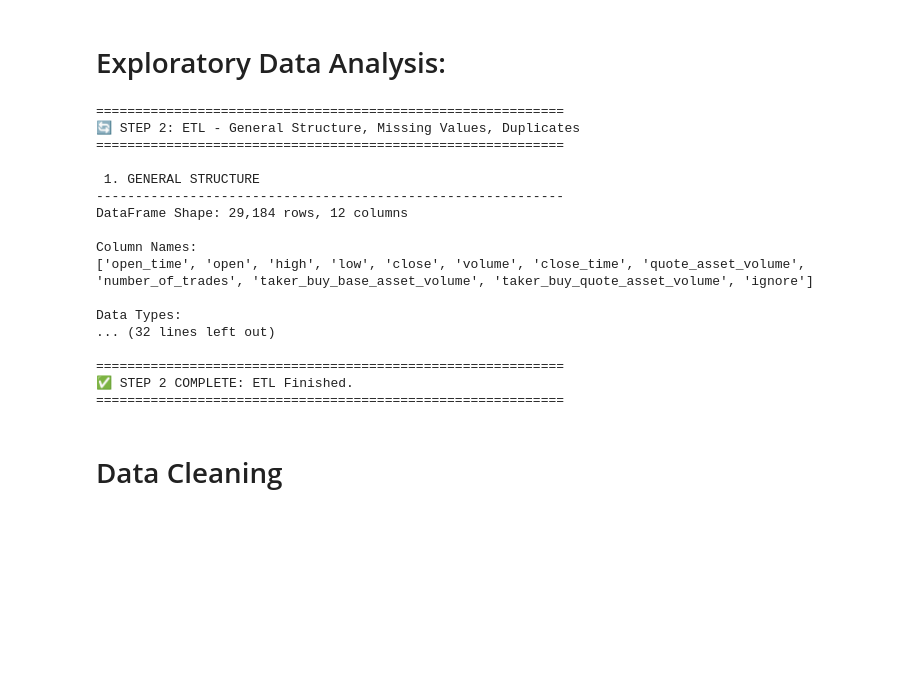
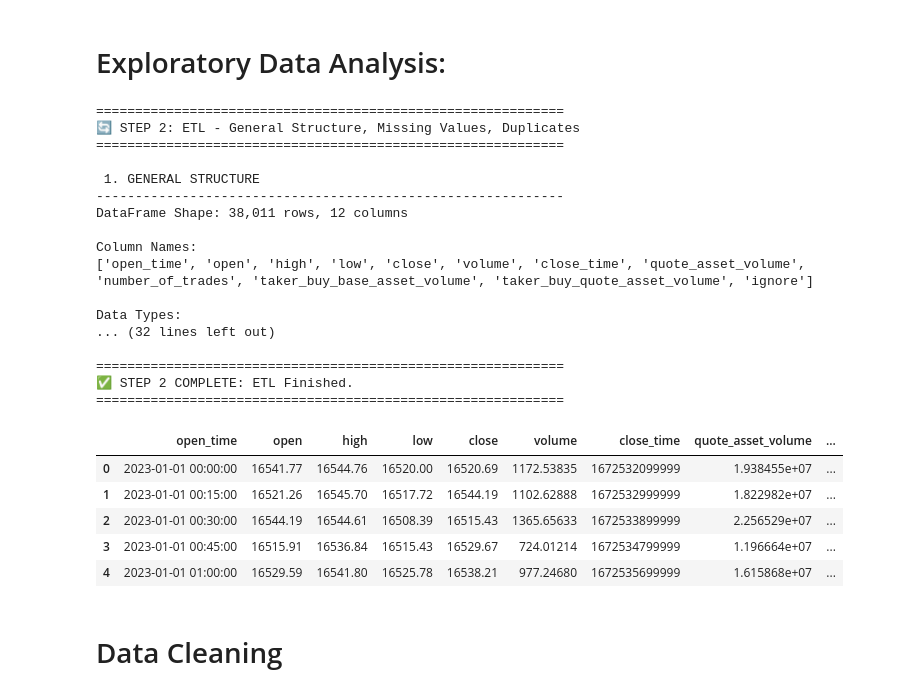
Before and after one commit to EitharIsmail/binance_dashboard, a Jupyter notebook: 1_setup.ipynb, the cells around one changed output. Drawn from its saved outputs; the diff is of its cells as text; code cells hidden in the pictures; blank space fills up the shorter version.

```diff
--- a/1_setup.ipynb
+++ b/1_setup.ipynb
@@ -228,34 +248,42 @@ print("-" * 60)
 
 # Create a data directory if it doesn't exist
 os.makedirs('data/raw', exist_ok=True)
 
 # Save as Parquet (faster and smaller than CSV, preserves data types perfectly)
 output_path = 'data/raw/btcusdt_15m_etl.parquet'
 df_raw.to_parquet(output_path, index=False)
 print(f"✅ Data successfully saved to: {output_path}")
 print(f"   File size: {os.path.getsize(output_path) / 1024:.2f} KB")
 
 print("\n" + "="*60)
 print("✅ STEP 2 COMPLETE: ETL Finished.")
 print("="*60)
+
+display(df_raw.head())
 # %% [output]
 ============================================================
 🔄 STEP 2: ETL - General Structure, Missing Values, Duplicates
 ============================================================
 
  1. GENERAL STRUCTURE
 ------------------------------------------------------------
-DataFrame Shape: 29,184 rows, 12 columns
+DataFrame Shape: 38,011 rows, 12 columns
 
 Column Names:
 ['open_time', 'open', 'high', 'low', 'close', 'volume', 'close_time', 'quote_asset_volume', 'number_of_trades', 'taker_buy_base_asset_volume', 'taker_buy_quote_asset_volume', 'ignore']
 
 Data Types:
 ... (32 lines left out)
 
 ============================================================
 ✅ STEP 2 COMPLETE: ETL Finished.
 ============================================================
+|  | open_time | open | high | low | close | volume | close_time | quote_asset_volume | ... |
+| 0 | 2023-01-01 00:00:00 | 16541.77 | 16544.76 | 16520.00 | 16520.69 | 1172.53835 | 1672532099999 | 1.938455e+07 | ... |
+| 1 | 2023-01-01 00:15:00 | 16521.26 | 16545.70 | 16517.72 | 16544.19 | 1102.62888 | 1672532999999 | 1.822982e+07 | ... |
+| 2 | 2023-01-01 00:30:00 | 16544.19 | 16544.61 | 16508.39 | 16515.43 | 1365.65633 | 1672533899999 | 2.256529e+07 | ... |
+| 3 | 2023-01-01 00:45:00 | 16515.91 | 16536.84 | 16515.43 | 16529.67 | 724.01214 | 1672534799999 | 1.196664e+07 | ... |
+| 4 | 2023-01-01 01:00:00 | 16529.59 | 16541.80 | 16525.78 | 16538.21 | 977.24680 | 1672535699999 | 1.615868e+07 | ... |
 # %% [markdown]
 # Data Cleaning
 # %%
```
Also changed, not shown: parts of 18 cells of this notebook, 36 other files.
